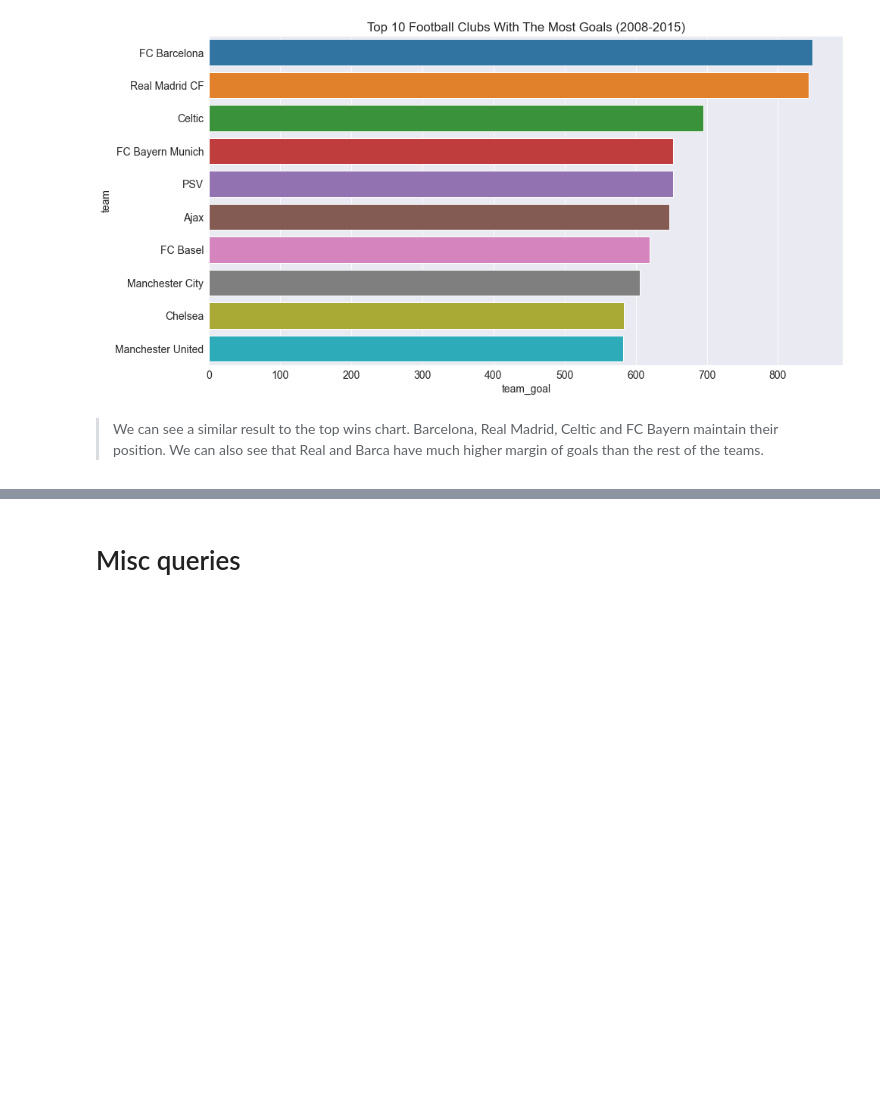
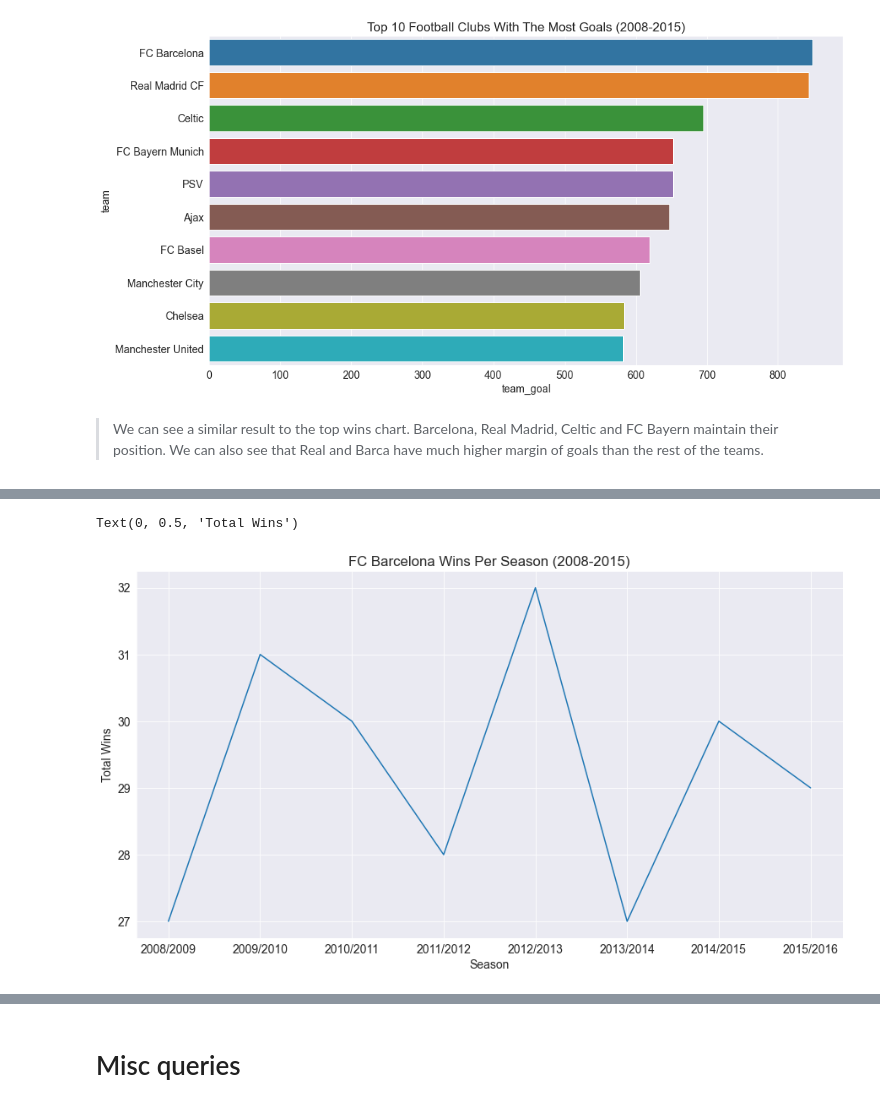
Before and after one commit to Cofucan/football_data_analysis, a Jupyter notebook: football_analysis.ipynb, the cells around one changed output, grey strips where cells are left out. Drawn from its saved outputs; the diff is of its cells as text; code cells hidden in the pictures; blank space fills up the shorter version.

```diff
--- a/football_analysis.ipynb
+++ b/football_analysis.ipynb
@@ -779,0 +788,6 @@ sns.barplot('team_goal', 'team', data=top_goals);
+# %%
+# Filtering the table for only Barcelona matches
+barca = df_match_ed[df_match_ed.team == 'FC Barcelona']
+barca['team'].value_counts()
+
+barca
@@ -779,0 +822,4 @@ sns.barplot('team_goal', 'team', data=top_goals);
+# %%
+# Finding the total number of matches won by Barcelona in each season
+barca_wins = barca[barca.result == 'win'].groupby(['season'], as_index=False)['result'].count()
+barca_wins
@@ -779,0 +836,11 @@ sns.barplot('team_goal', 'team', data=top_goals);
+# %%
+# sns.barplot( x='season', y='team_goal', data=barca_goals)
+# sns.barplot( x='season', y='result', data=barca_wins);
+
+plt.title('FC Barcelona Wins Per Season (2008-2015)')
+plt.plot(barca_wins['season'], barca_wins['result'])
+plt.xlabel('Season')
+plt.ylabel('Total Wins')
+# %% [output]
+Text(0, 0.5, 'Total Wins')
+[figure, added]
```
Also changed, not shown: parts of 18 cells of this notebook.
